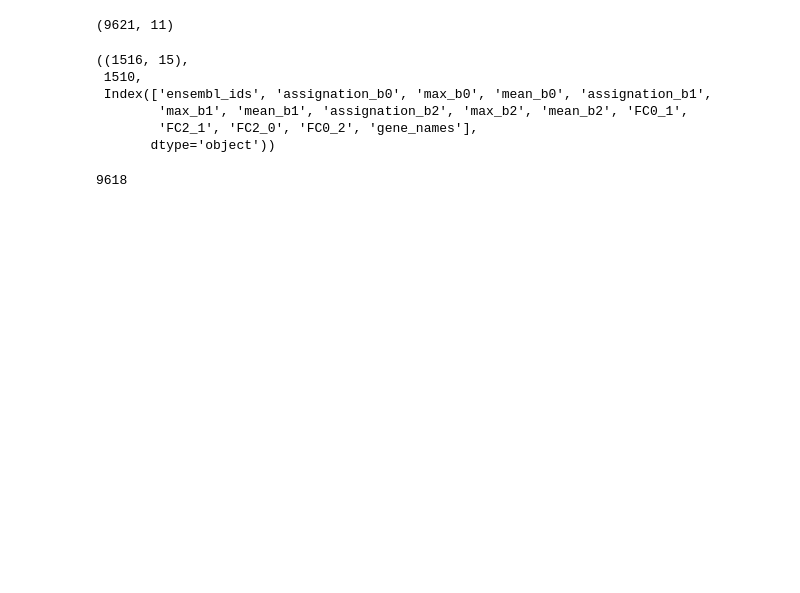
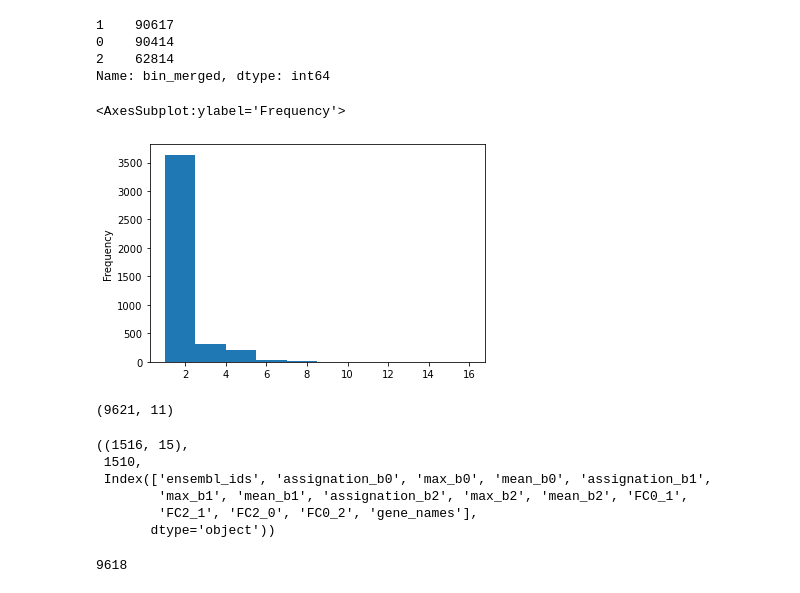
Before and after one commit to trangle1302/2D_shapespace, a Jupyter notebook: notebooks/Clusters.ipynb, the cells around one changed output. Cells and saved outputs as stored; diff of their text form; code cells hidden in the pictures; blank space fills up the shorter version.

```diff
--- a/notebooks/Clusters.ipynb
+++ b/notebooks/Clusters.ipynb
@@ -39,3 +90,28 @@ mappings = mappings[mappings.atlas_name=="U-2 OS"]
+# %%
+cells_assigned_pc1 = []
+for i,b in enumerate(cells_assigned["PC1"]):
+    for cell_id in b:
+        cells_assigned_pc1.append([cell_id, i])
+cells_assigned_pc1 = pd.DataFrame(cells_assigned_pc1)
+cells_assigned_pc1.columns = ["cell_path","bin"]
+# %%
+merged_bins = [[0,1,2,3],[4,5,6],[7,8,9,10]]
+
+df_sub = df_sub.merge(cells_assigned_pc1, on="cell_path")
+# %%
+df_sub["bin_merged"] = [0 if b<4 else (2 if b>6 else 1) for b in df_sub.bin]
+# %%
+df_sub.bin_merged.value_counts()
+# %% [output]
+1    90617
+0    90414
+2    62814
+Name: bin_merged, dtype: int64
+# %%
+df_sub[df_sub.bin==0].gene_names.value_counts().plot.hist()
+# %% [output]
+<AxesSubplot:ylabel='Frequency'>
+[figure, added]
 # %%
 #df_sub = df.merge(mappings[~mappings.target.isin(["Negative","Multi-localization"])][["ensembl_ids","gene_names","target"]].drop_duplicates(), on="ensembl_ids")
 df_sub = df.merge(mappings[["ensembl_ids","gene_names"]].drop_duplicates(), on="ensembl_ids")
```
Also changed, not shown: parts of 19 cells of this notebook, 5 other files.
